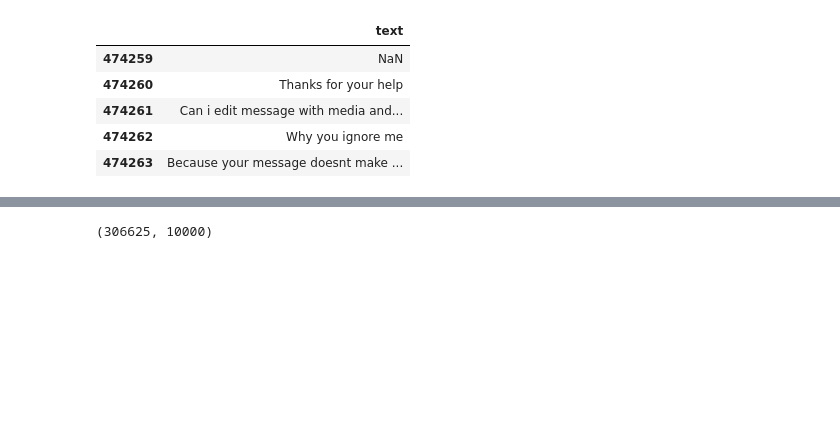
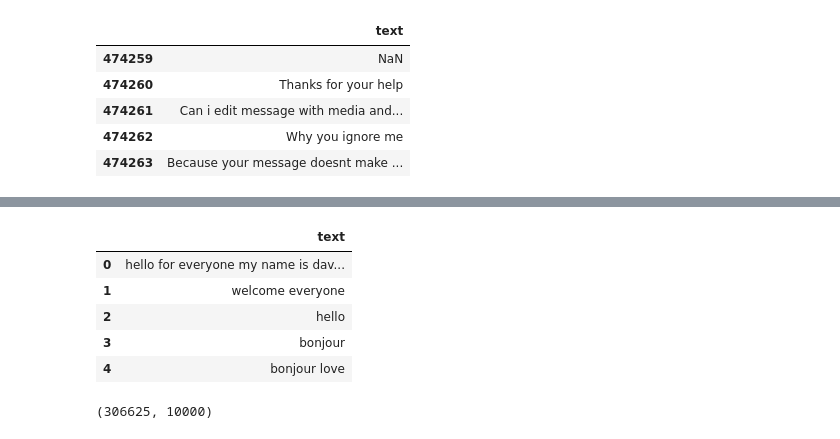
Before and after one commit to Esubaalew/chat-sentiment, a Jupyter notebook: code.ipynb, the cells around one changed output, grey strips where cells are left out. Saved outputs shown, nothing was run; the diff lists cells and outputs as text; code cells hidden in the pictures; blank space fills up the shorter version.

```diff
--- a/code.ipynb
+++ b/code.ipynb
@@ -180,3 +180,21 @@ df.head()
+# %%
+# Step 7: Tokenize the text into sentences
+
+from nltk.tokenize import sent_tokenize
+
+df = df['text'].apply(sent_tokenize).explode().reset_index(drop=True)
+
+df = pd.DataFrame(df, columns=['text'])
+
+# Check the result
+df.head()
+# %% [output]
+|  | text |
+| 0 | hello for everyone my name is dav... |
+| 1 | welcome everyone |
+| 2 | hello |
+| 3 | bonjour |
+| 4 | bonjour love |
 # %%
 from sklearn.feature_extraction.text import TfidfVectorizer
 
```
Also changed, not shown: parts of 5 cells of this notebook.
